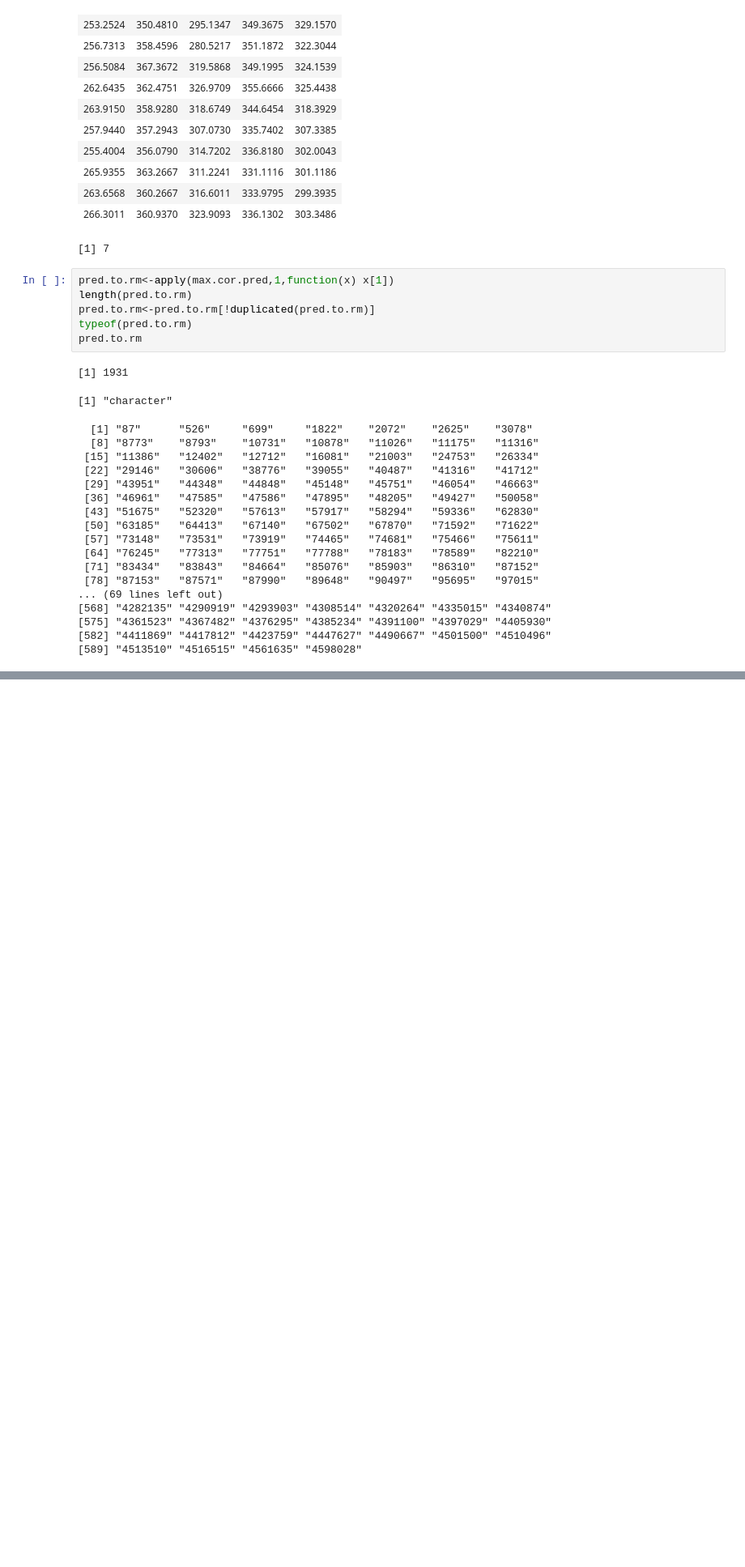
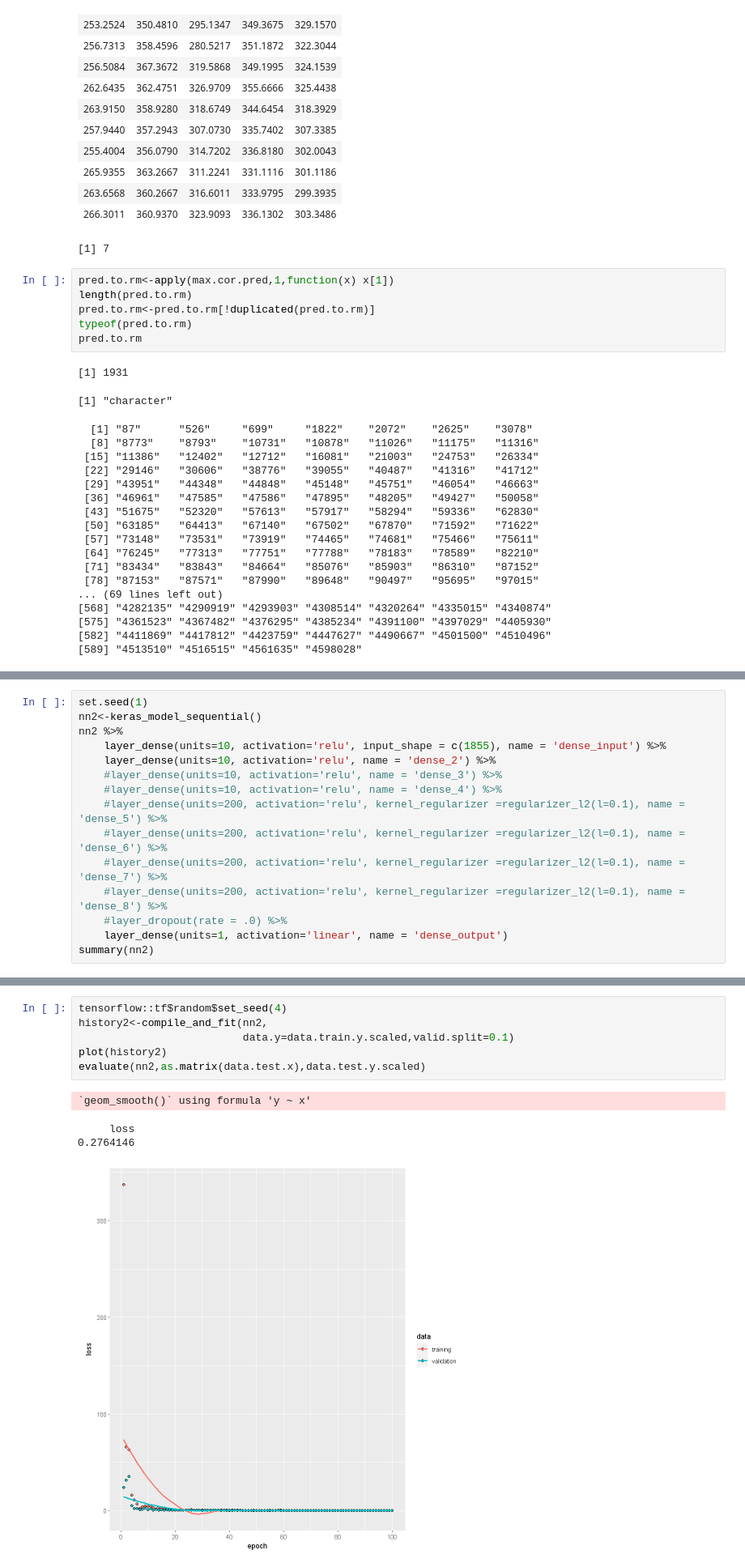
Before and after one commit to tomcastigl/BIO-322_mini_proj, a Jupyter notebook: src/bckp_cells.ipynb, the cells around one changed output, grey strips where cells are left out. Shown at 81% size. Drawn from its saved outputs; the diff is of its cells as text; blank space fills up the shorter version.

```diff
--- a/src/bckp_cells.ipynb
+++ b/src/bckp_cells.ipynb
@@ -157,0 +214,15 @@ pred.to.rm
+# %%
+set.seed(1)
+nn2<-keras_model_sequential()
+nn2 %>%
+    layer_dense(units=10, activation='relu', input_shape = c(1855), name = 'dense_input') %>%
+    layer_dense(units=10, activation='relu', name = 'dense_2') %>%
+    #layer_dense(units=10, activation='relu', name = 'dense_3') %>%
+    #layer_dense(units=10, activation='relu', name = 'dense_4') %>%
+    #layer_dense(units=200, activation='relu', kernel_regularizer =regularizer_l2(l=0.1), name = 'dense_5') %>%
+    #layer_dense(units=200, activation='relu', kernel_regularizer =regularizer_l2(l=0.1), name = 'dense_6') %>%
+    #layer_dense(units=200, activation='relu', kernel_regularizer =regularizer_l2(l=0.1), name = 'dense_7') %>%
+    #layer_dense(units=200, activation='relu', kernel_regularizer =regularizer_l2(l=0.1), name = 'dense_8') %>%
+    #layer_dropout(rate = .0) %>%
+    layer_dense(units=1, activation='linear', name = 'dense_output')
+summary(nn2)
@@ -157,0 +289,11 @@ pred.to.rm
+# %%
+tensorflow::tf$random$set_seed(4)
+history2<-compile_and_fit(nn2,
+                          data.y=data.train.y.scaled,valid.split=0.1)
+plot(history2)
+evaluate(nn2,as.matrix(data.test.x),data.test.y.scaled)
+# %% [output]
+`geom_smooth()` using formula 'y ~ x'
+     loss
+0.2764146
+[figure, added]
```
Also changed, not shown: parts of 22 cells of this notebook, 5 other files.
